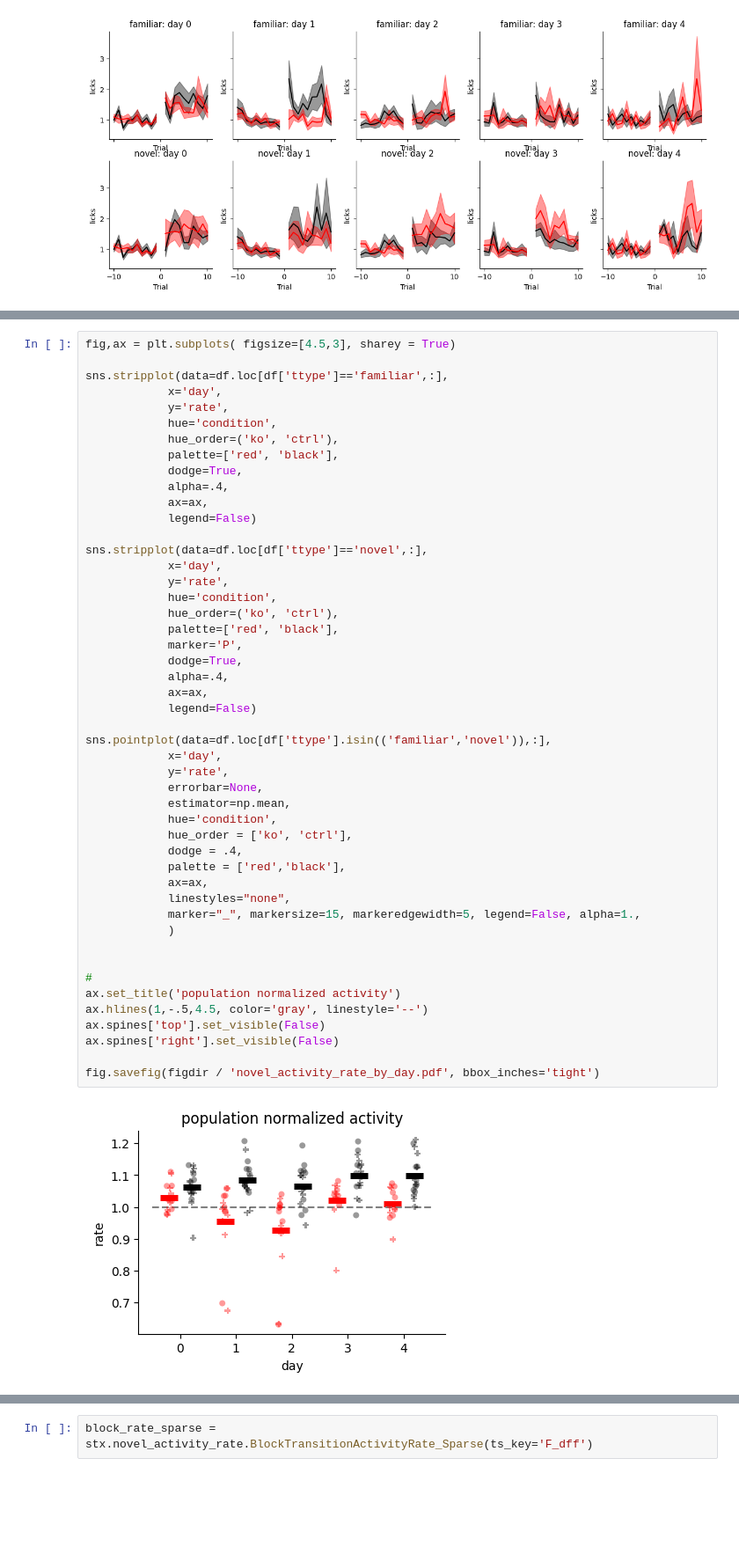
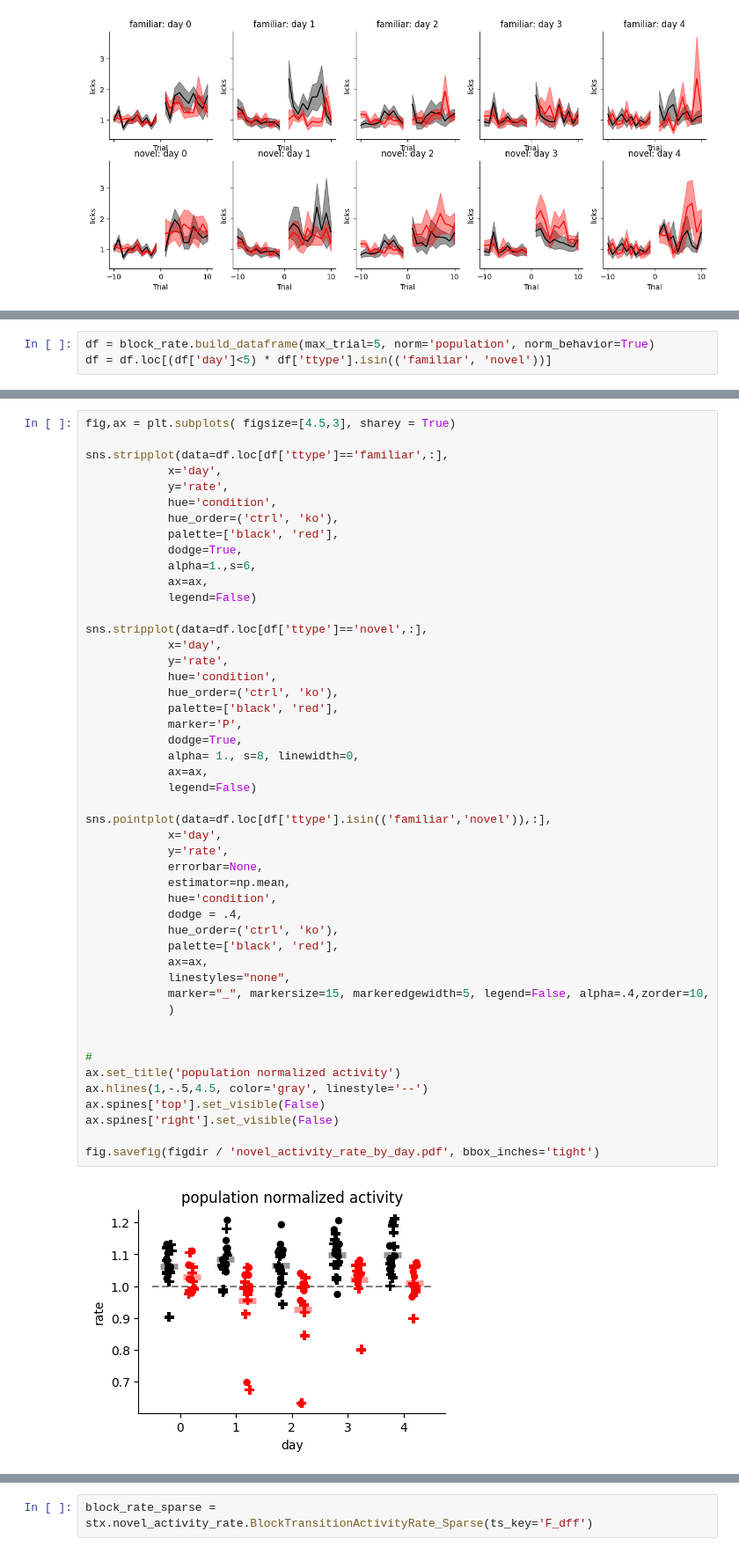
Before and after one commit to GiocomoLab/STX3KO_analyses, a Jupyter notebook: notebooks/figure5/novel_activity_rate.ipynb, the cells around one changed output, grey strips where cells are left out. Shown at 88% size. Drawn from its saved outputs; the diff is of its cells as text; blank space fills up the shorter version.

```diff
--- a/notebooks/figure5/novel_activity_rate.ipynb
+++ b/notebooks/figure5/novel_activity_rate.ipynb
@@ -242,0 +193,3 @@ D'Agostino: χ²=1.315, p=0.518
+# %%
+df = block_rate.build_dataframe(max_trial=5, norm='population', norm_behavior=True)
+df = df.loc[(df['day']<5) * df['ttype'].isin(('familiar', 'novel'))]
@@ -247,46 +245,46 @@ sns.stripplot(data=df.loc[df['ttype']=='familiar',:],
             x='day',
             y='rate',
             hue='condition',
-            hue_order=('ko', 'ctrl'),
-            palette=['red', 'black'],
+            hue_order=('ctrl', 'ko'),
+            palette=['black', 'red'],
             dodge=True,
-            alpha=.4,
+            alpha=1.,s=6,
             ax=ax,
             legend=False)
 
 sns.stripplot(data=df.loc[df['ttype']=='novel',:],
             x='day',
             y='rate',
             hue='condition',
-            hue_order=('ko', 'ctrl'),
-            palette=['red', 'black'],
+            hue_order=('ctrl', 'ko'),
+            palette=['black', 'red'],
             marker='P',
             dodge=True,
-            alpha=.4,
+            alpha= 1., s=8, linewidth=0,
             ax=ax,
             legend=False)
 
 sns.pointplot(data=df.loc[df['ttype'].isin(('familiar','novel')),:],
             x='day',
             y='rate',
             errorbar=None,
             estimator=np.mean,
             hue='condition',
-            hue_order = ['ko', 'ctrl'],
             dodge = .4,
-            palette = ['red','black'],
+            hue_order=('ctrl', 'ko'),
+            palette=['black', 'red'],
             ax=ax,
             linestyles="none",
-            marker="_", markersize=15, markeredgewidth=5, legend=False, alpha=1.,
+            marker="_", markersize=15, markeredgewidth=5, legend=False, alpha=.4,zorder=10,
             )
 
 
 #
 ax.set_title('population normalized activity')
 ax.hlines(1,-.5,4.5, color='gray', linestyle='--')
 ax.spines['top'].set_visible(False)
 ax.spines['right'].set_visible(False)
 
 fig.savefig(figdir / 'novel_activity_rate_by_day.pdf', bbox_inches='tight')
 # %% [output]
-[figure, old version]
+[figure, new version]
```
Also changed, not shown: parts of 29 cells of this notebook, 3 other files.
